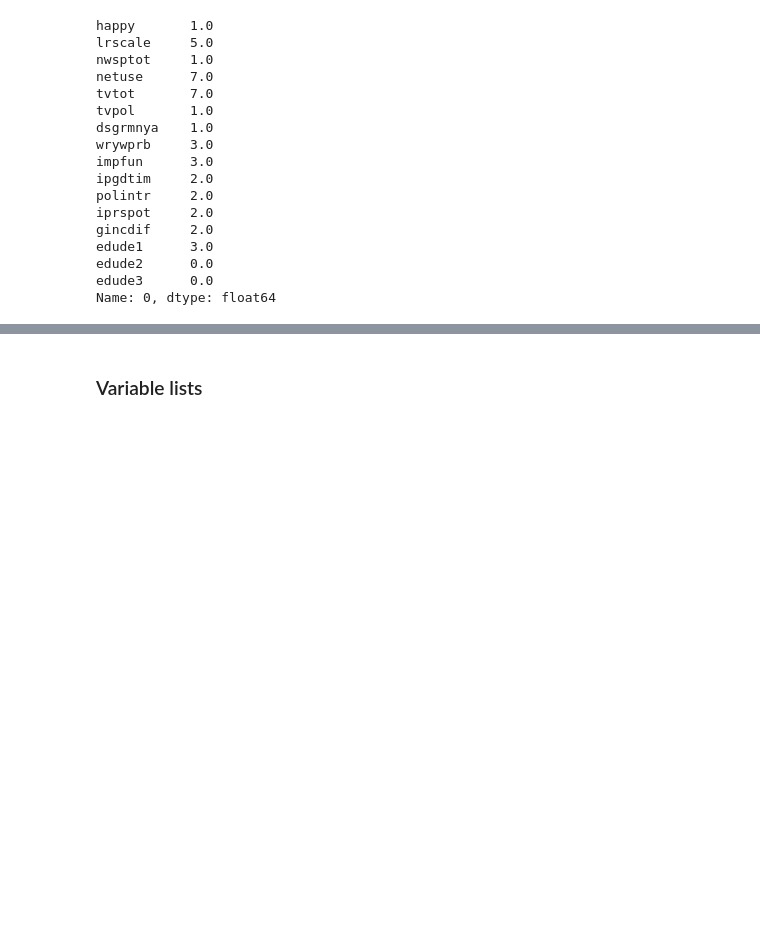
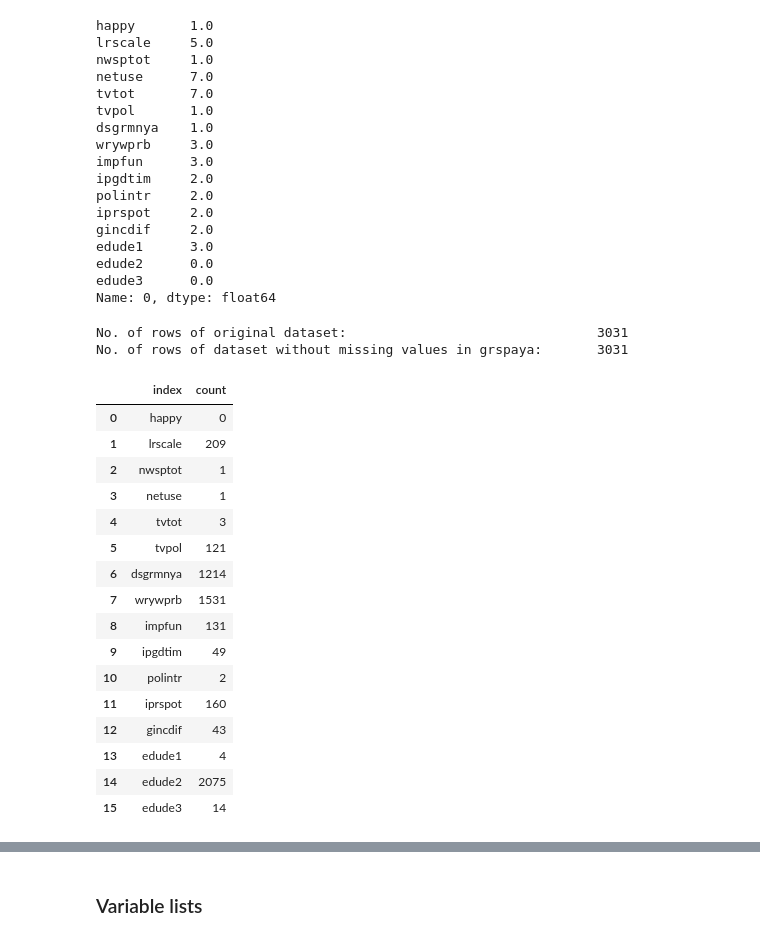
Before and after one commit to HdM-DataAnalytics/Project, a Jupyter notebook: notebooks/draft-analysis.ipynb, the cells around one changed output, grey strips where cells are left out. Cells and saved outputs as stored; diff of their text form; code cells hidden in the pictures; blank space fills up the shorter version.

```diff
--- a/notebooks/draft-analysis.ipynb
+++ b/notebooks/draft-analysis.ipynb
@@ -536,3 +536,32 @@ edude1      3.0
 edude2      0.0
 edude3      0.0
 Name: 0, dtype: float64
+# %%
+cls_df_resp_clean = cls_df.dropna(subset=["happy"], axis = 0, how="all")
+
+print(f"No. of rows of original dataset:\t\t\t\t{cls_df.shape[0]}")
+print(f"No. of rows of dataset without missing values in grspaya:\t{cls_df_resp_clean.shape[0]}")
+# %% [output]
+No. of rows of original dataset:                                3031
+No. of rows of dataset without missing values in grspaya:       3031
+# %%
+cls_nan = pd.DataFrame(cls_df_resp_clean.isna().sum()).rename(columns={0: "count"}).reset_index()
+cls_nan
+# %% [output]
+|  | index | count |
+| 0 | happy | 0 |
+| 1 | lrscale | 209 |
+| 2 | nwsptot | 1 |
+| 3 | netuse | 1 |
+| 4 | tvtot | 3 |
+| 5 | tvpol | 121 |
+| 6 | dsgrmnya | 1214 |
+| 7 | wrywprb | 1531 |
+| 8 | impfun | 131 |
+| 9 | ipgdtim | 49 |
+| 10 | polintr | 2 |
+| 11 | iprspot | 160 |
+| 12 | gincdif | 43 |
+| 13 | edude1 | 4 |
+| 14 | edude2 | 2075 |
+| 15 | edude3 | 14 |
```
Also changed, not shown: parts of 13 cells of this notebook.
